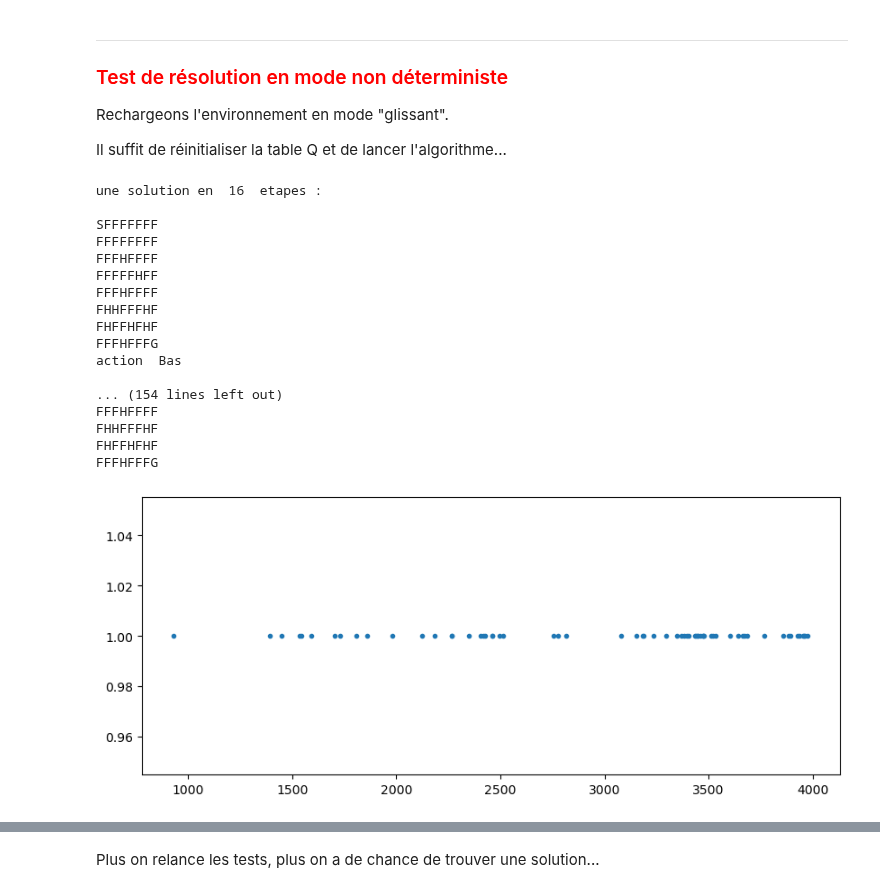
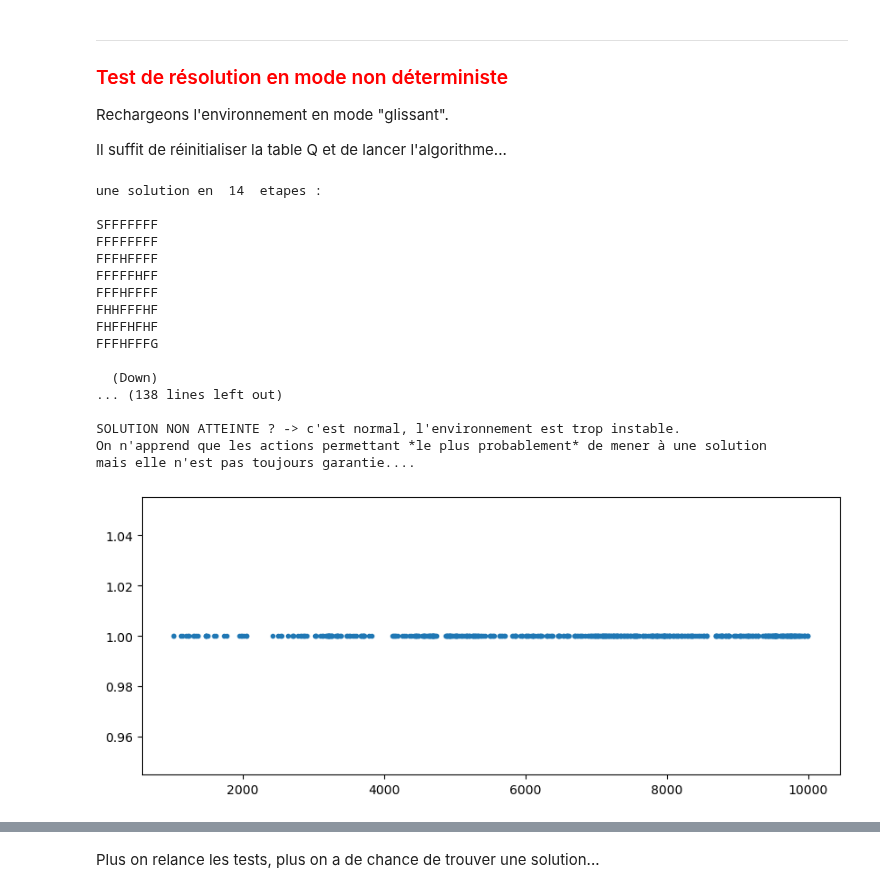
Before and after one commit to EmmanuelADAM/IntelligenceArtificiellePython, a Jupyter notebook: GymFrozenLakeQLearning.ipynb, the cells around one changed output, grey strips where cells are left out. Drawn from its saved outputs; the diff is of its cells as text; code cells hidden in the pictures.

Commit message:
frozenlake updated for gymnasium

```diff
--- a/GymFrozenLakeQLearning.ipynb
+++ b/GymFrozenLakeQLearning.ipynb
@@ -215,12 +186,3 @@ On est clairement ici dans un environnement non déterministe (une même action
 ---
 ### <font color="red">Premiere résolution en mode déterministe</font>
 Important, pour valider l'apprentissage de votre algorithme avant de passer en mode non-déterministe, il vaut mieux le tester sur un environnement où chaque action à 100% de réussite. Ci-dessous un exemple sur le mini labyrinthe.
-# %%
-env = gym.make('FrozenLake-v1', is_slippery=False)
-#solution = politique = suite d'actions menant à un but
-actions = [2,2,1,1,1,2]
-env.reset()
-for a in actions:
-    observation, reward, done, info = env.step(a)
-    env.render()
-    print("pos° actuelle:", observation,",gain:", reward,",fini:", done,",", info)
@@ -249,7 +193,7 @@ pos° actuelle: 15 ,gain: 1.0 ,fini: True , {'prob': 1.0}
 import numpy as np
 import random as rnd
 
-env = gym.make('FrozenLake8x8-v1', is_slippery=False)
+env = gym.make('FrozenLake-v1', map_name="8x8", is_slippery=False, render_mode='ansi')
 actions = {0:'Gauche', 1:'Bas', 2:'Droite', 3:'Haut'}
 # %%
 # initialiser la Q-Table
@@ -318,8 +262,7 @@ def q_learn(nb_actions=64):
 
     """
     s = env.reset()
-    #sous python 3.10, ajouter
-    #s = s[0]
+    s = s[0]
     total_r = 0
     done = False
     step = 0
@@ -336,7 +279,7 @@ def q_learn(nb_actions=64):
             a = np.argmax(actions)
 
         # Get new state and reward from environment
-        new_state, r, done, _ = env.step(a)
+        new_state, r, done,_, _ = env.step(a)
 
         # Get negative reward every step
         # if r == 0: r = -0.001
@@ -386,15 +329,17 @@ def rendu(solutions_list):
     None.
     """
     mini_sol = solutions_list[0]
+    mini_actions = None
     for s in  solutions_list:
-        if len(s[2]) < len(mini_sol[2]): mini_sol = s
+        if len(s[2]) < len(mini_sol[2]):
+            mini_sol = s
+            mini_actions = s[3]
     print("une solution en ", len(mini_sol[2]), " etapes : ")
     env.reset()
-    env.render()
-    for i in range(0, len(mini_sol[2])):
-        env.env.s = mini_sol[2][i]
-        print("action ", actions[mini_sol[3][i]])
-        env.render()
+    print(env.render())
+    for a in mini_actions:
+        env.step(a)
+        print(env.render())
 # %%
 ##ON LANCE LA RESOLUTION :
 solutions = try_qlearn(1000, 50)
@@ -452,37 +413,39 @@ Rechargeons l'environnement en mode "glissant".
 
 Il suffit de réinitialiser la table Q et de lancer l'algorithme...
 # %%
-env = gym.make('FrozenLake8x8-v1', is_slippery=True)
+env = gym.make('FrozenLake-v1', map_name="8x8", is_slippery=True, render_mode='ansi')
 
 env.reset()
 Q = np.zeros([env.observation_space.n,env.action_space.n])
 lambda_learn = .3
 gamma = 0.99
 epsilon = 1.
-nb_episodes = 5000
 ##ON LANCE LA RESOLUTION :
-solutions = try_qlearn()
+solutions = try_qlearn(nb_episodes = 10000)
 if(len(solutions)>0):rendu(solutions)
+print("SOLUTION NON ATTEINTE ? -> c'est normal, l'environnement est trop instable.")
+print("On n'apprend que les actions permettant *le plus probablement* de mener à une solution")
+print("mais elle n'est pas toujours garantie....")
 plot_frequence_sol(solutions)
 # %% [output]
-une solution en  16  etapes :
+une solution en  14  etapes :
 
 SFFFFFFF
 FFFFFFFF
 FFFHFFFF
 FFFFFHFF
 FFFHFFFF
 FHHFFFHF
 FHFFHFHF
 FFFHFFFG
-action  Bas
 
-... (154 lines left out)
-FFFHFFFF
-FHHFFFHF
-FHFFHFHF
-FFFHFFFG
+  (Down)
+... (138 lines left out)
+
+SOLUTION NON ATTEINTE ? -> c'est normal, l'environnement est trop instable.
+On n'apprend que les actions permettant *le plus probablement* de mener à une solution
+mais elle n'est pas toujours garantie....
-[figure, old version]
+[figure, new version]
 # %%
 np.round(Q, 6)
 # %% [output]
```
Also changed, not shown: parts of 20 cells of this notebook, 1 other file.
